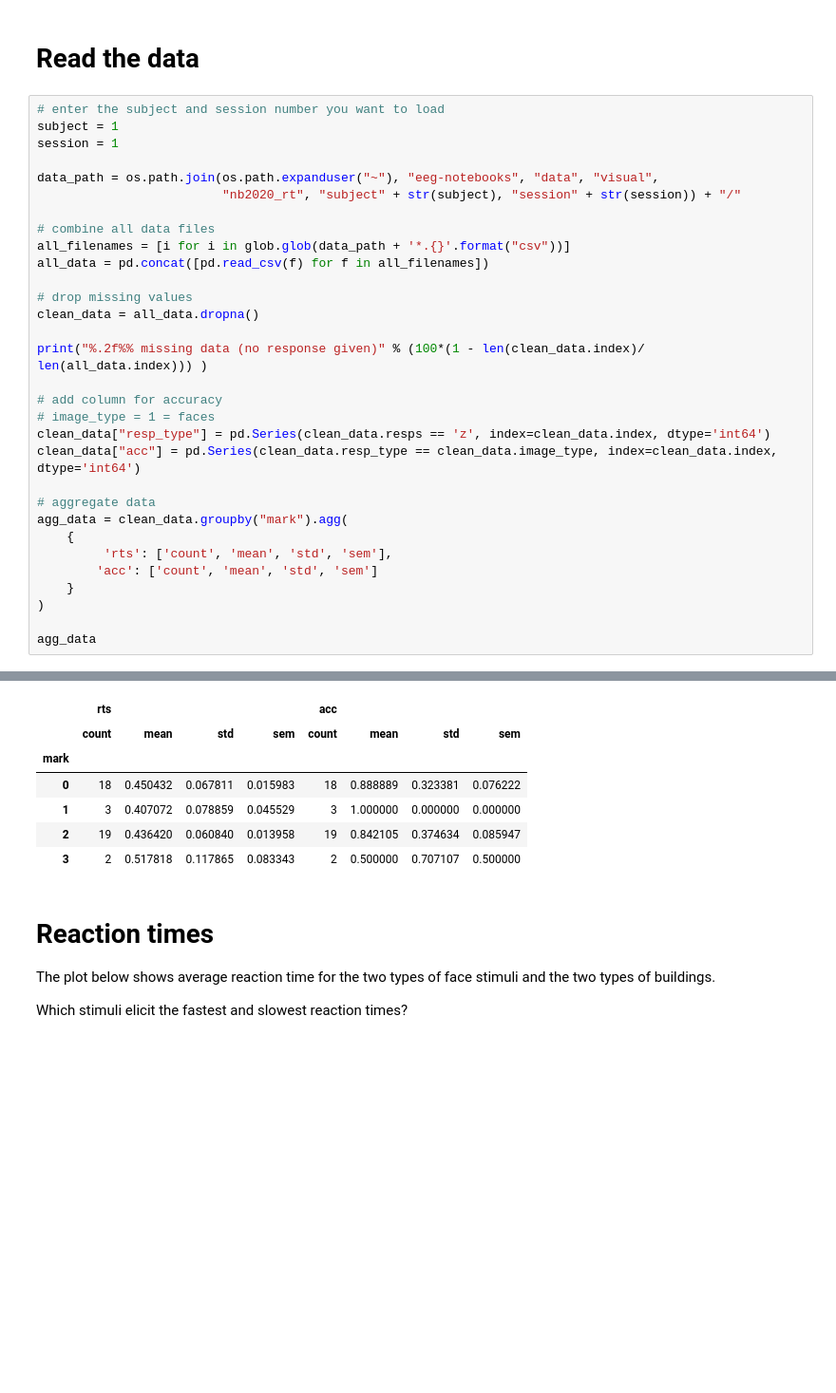
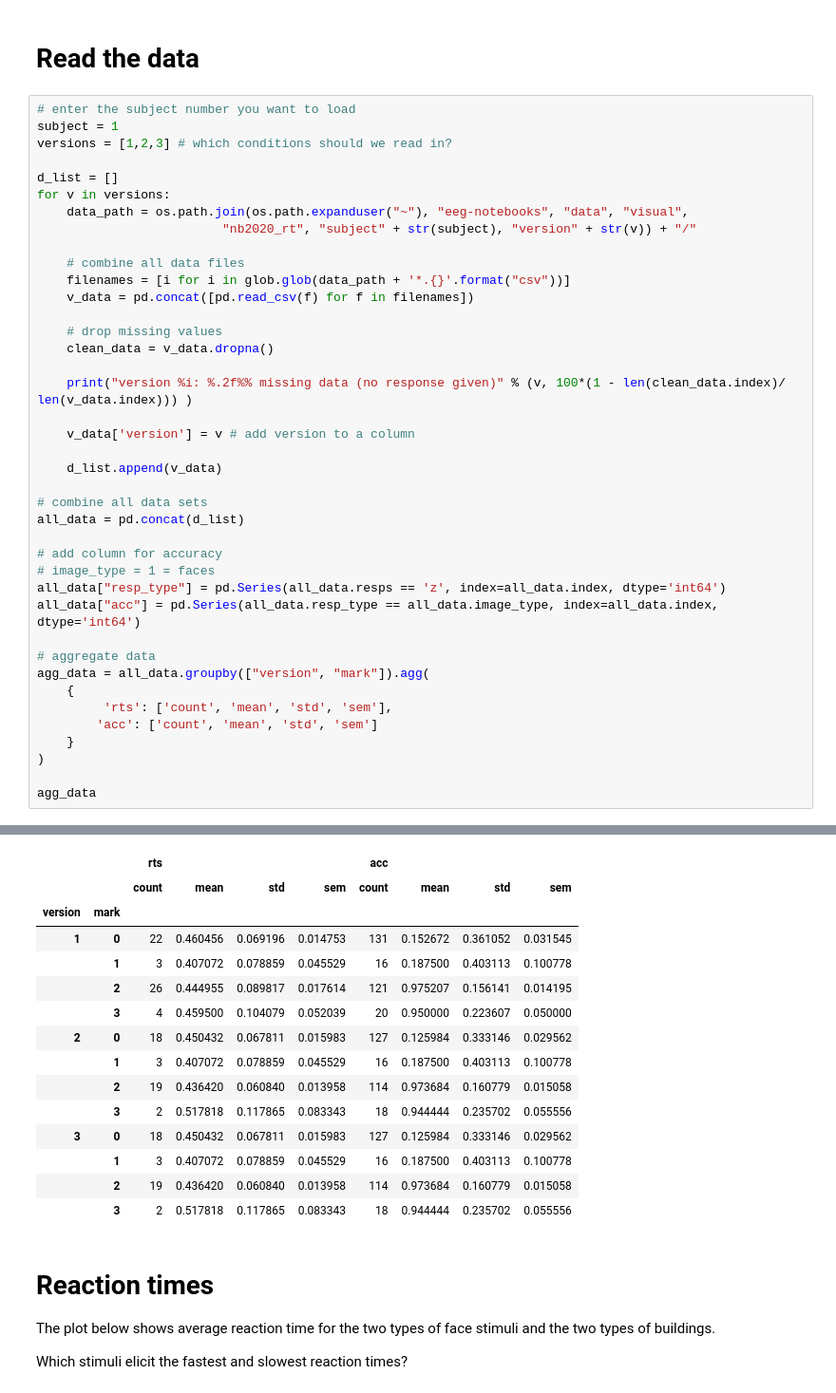
Before and after one commit to stephenrho/eeg-notebooks, a Jupyter notebook: notebooks/nb2020_beh.ipynb, the cells around one changed output, grey strips where cells are left out. Shown: that part at 95% size. Cells and saved outputs as stored; diff of their text form; blank space fills up the shorter version.

```diff
--- a/notebooks/nb2020_beh.ipynb
+++ b/notebooks/nb2020_beh.ipynb
@@ -45,29 +54,38 @@ nb2020_rt.present(duration=duration, subj_num=subject, sess_num=session)
 # %% [markdown]
 # Read the data
 # %%
-# enter the subject and session number you want to load
+# enter the subject number you want to load
 subject = 1
-session = 1
+versions = [1,2,3] # which conditions should we read in?
 
-data_path = os.path.join(os.path.expanduser("~"), "eeg-notebooks", "data", "visual",
-                         "nb2020_rt", "subject" + str(subject), "session" + str(session)) + "/"
+d_list = []
+for v in versions:
+    data_path = os.path.join(os.path.expanduser("~"), "eeg-notebooks", "data", "visual",
+                         "nb2020_rt", "subject" + str(subject), "version" + str(v)) + "/"
 
-# combine all data files
-all_filenames = [i for i in glob.glob(data_path + '*.{}'.format("csv"))]
-all_data = pd.concat([pd.read_csv(f) for f in all_filenames])
+    # combine all data files
+    filenames = [i for i in glob.glob(data_path + '*.{}'.format("csv"))]
+    v_data = pd.concat([pd.read_csv(f) for f in filenames])
 
-# drop missing values
-clean_data = all_data.dropna()
+    # drop missing values
+    clean_data = v_data.dropna()
 
-print("%.2f%% missing data (no response given)" % (100*(1 - len(clean_data.index)/ len(all_data.index))) )
+    print("version %i: %.2f%% missing data (no response given)" % (v, 100*(1 - len(clean_data.index)/ len(v_data.index))) )
+
+    v_data['version'] = v # add version to a column
+
+    d_list.append(v_data)
+
+# combine all data sets
+all_data = pd.concat(d_list)
 
 # add column for accuracy
 # image_type = 1 = faces
-clean_data["resp_type"] = pd.Series(clean_data.resps == 'z', index=clean_data.index, dtype='int64')
-clean_data["acc"] = pd.Series(clean_data.resp_type == clean_data.image_type, index=clean_data.index, dtype='int64')
+all_data["resp_type"] = pd.Series(all_data.resps == 'z', index=all_data.index, dtype='int64')
+all_data["acc"] = pd.Series(all_data.resp_type == all_data.image_type, index=all_data.index, dtype='int64')
 
 # aggregate data
-agg_data = clean_data.groupby("mark").agg(
+agg_data = all_data.groupby(["version", "mark"]).agg(
     {
          'rts': ['count', 'mean', 'std', 'sem'],
         'acc': ['count', 'mean', 'std', 'sem']
@@ -80,10 +100,18 @@ agg_data
-|  | rts |  |  |  | acc |  |  |  |
-|  | count | mean | std | sem | count | mean | std | sem |
-| mark |  |  |  |  |  |  |  |  |
-| 0 | 18 | 0.450432 | 0.067811 | 0.015983 | 18 | 0.888889 | 0.323381 | 0.076222 |
-| 1 | 3 | 0.407072 | 0.078859 | 0.045529 | 3 | 1.000000 | 0.000000 | 0.000000 |
-| 2 | 19 | 0.436420 | 0.060840 | 0.013958 | 19 | 0.842105 | 0.374634 | 0.085947 |
-| 3 | 2 | 0.517818 | 0.117865 | 0.083343 | 2 | 0.500000 | 0.707107 | 0.500000 |
+|  |  | rts |  |  |  | acc |  |  |  |
+|  |  | count | mean | std | sem | count | mean | std | sem |
+| version | mark |  |  |  |  |  |  |  |  |
+| 1 | 0 | 22 | 0.460456 | 0.069196 | 0.014753 | 131 | 0.152672 | 0.361052 | 0.031545 |
+|  | 1 | 3 | 0.407072 | 0.078859 | 0.045529 | 16 | 0.187500 | 0.403113 | 0.100778 |
+|  | 2 | 26 | 0.444955 | 0.089817 | 0.017614 | 121 | 0.975207 | 0.156141 | 0.014195 |
+|  | 3 | 4 | 0.459500 | 0.104079 | 0.052039 | 20 | 0.950000 | 0.223607 | 0.050000 |
+| 2 | 0 | 18 | 0.450432 | 0.067811 | 0.015983 | 127 | 0.125984 | 0.333146 | 0.029562 |
+|  | 1 | 3 | 0.407072 | 0.078859 | 0.045529 | 16 | 0.187500 | 0.403113 | 0.100778 |
+|  | 2 | 19 | 0.436420 | 0.060840 | 0.013958 | 114 | 0.973684 | 0.160779 | 0.015058 |
+|  | 3 | 2 | 0.517818 | 0.117865 | 0.083343 | 18 | 0.944444 | 0.235702 | 0.055556 |
+| 3 | 0 | 18 | 0.450432 | 0.067811 | 0.015983 | 127 | 0.125984 | 0.333146 | 0.029562 |
+|  | 1 | 3 | 0.407072 | 0.078859 | 0.045529 | 16 | 0.187500 | 0.403113 | 0.100778 |
+|  | 2 | 19 | 0.436420 | 0.060840 | 0.013958 | 114 | 0.973684 | 0.160779 | 0.015058 |
+|  | 3 | 2 | 0.517818 | 0.117865 | 0.083343 | 18 | 0.944444 | 0.235702 | 0.055556 |
 # %% [markdown]
 # Reaction times
 
```
Also changed, not shown: parts of 8 cells of this notebook, 2 other files.
